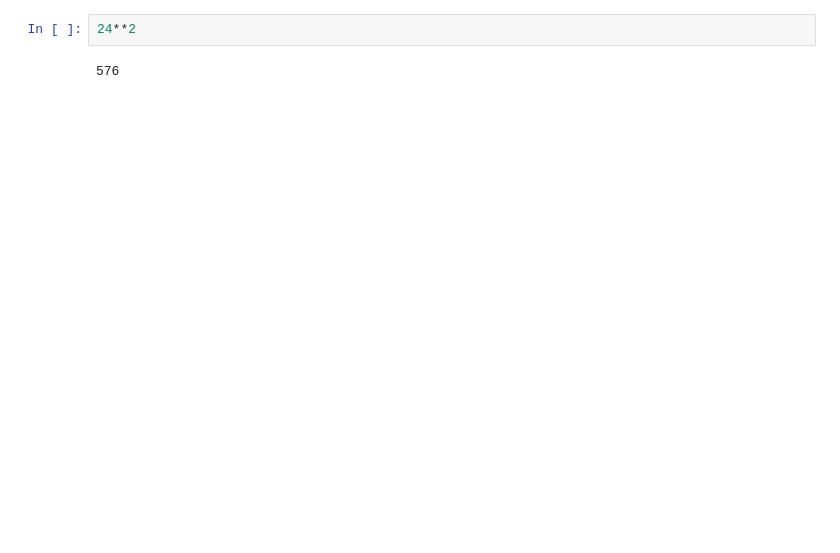
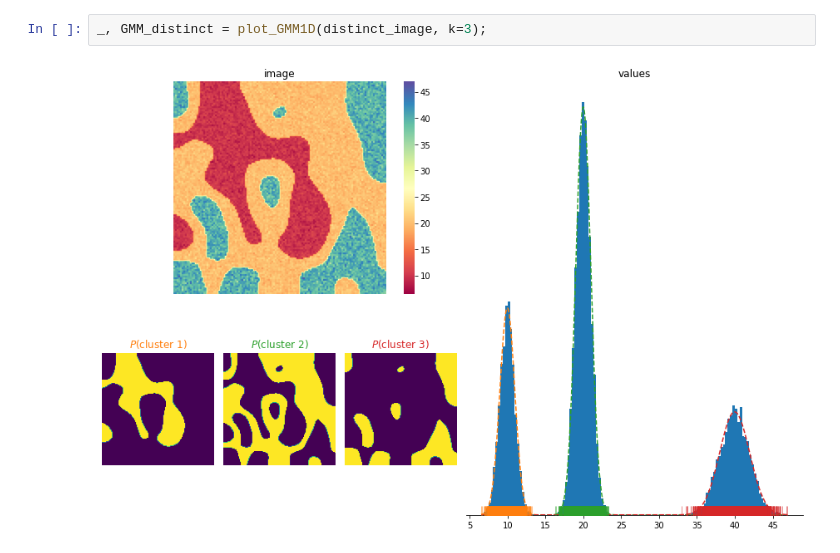
Before and after one commit to TomVincentUK/ClusteringExamples, a Jupyter notebook: matplotlib_demos/cluster_1D.ipynb, the cells around one changed output. Cells and saved outputs as stored; diff of their text form; blank space fills up the shorter version.

```diff
--- a/matplotlib_demos/cluster_1D.ipynb
+++ b/matplotlib_demos/cluster_1D.ipynb
@@ -21,4 +16,4 @@ fig, kmeans_distinct = plot_KMeans1D(distinct_image, k=3);
 # %%
-24**2
+_, GMM_distinct = plot_GMM1D(distinct_image, k=3);
 # %% [output]
-576
+[figure, added]
```
Also changed, not shown: parts of 6 cells of this notebook, 1 other file.
